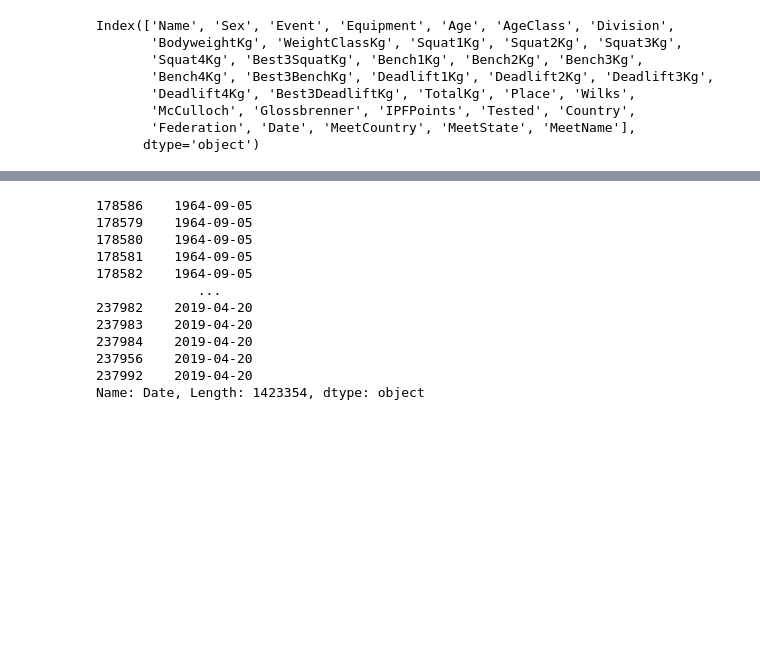
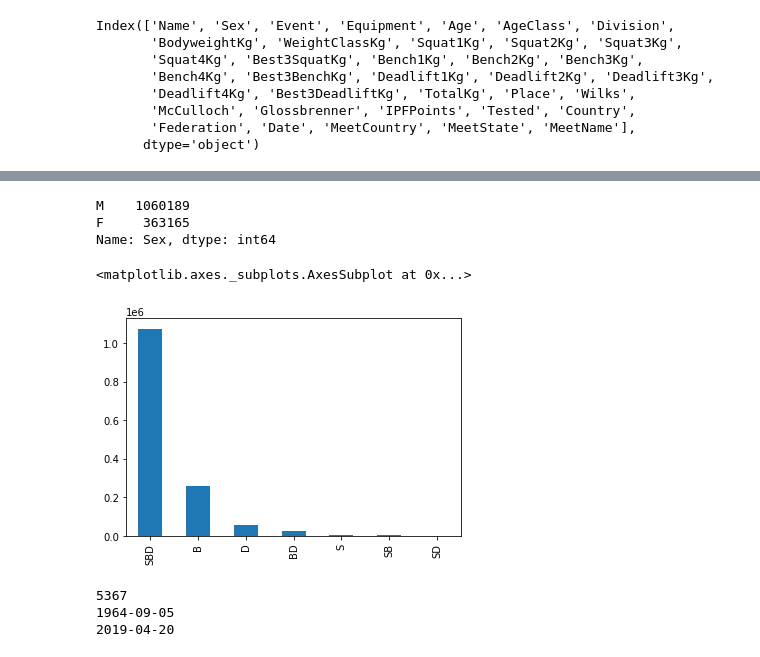
Before and after one commit to tiitvaino/Analysis_of_powerlifting_meet_results, a Jupyter notebook: Data explore.ipynb, the cells around one changed output, grey strips where cells are left out. Cells and saved outputs as stored; diff of their text form; code cells hidden in the pictures; blank space fills up the shorter version.

```diff
--- a/Data explore.ipynb
+++ b/Data explore.ipynb
@@ -39,16 +39,23 @@ print(len(df))# inimeste nimesid saab kasutada palju käinud on (nimed korduvad
 1423354
-# %%
-df.Date.sort_values()
-# %% [output]
-178586    1964-09-05
-178579    1964-09-05
-178580    1964-09-05
-178581    1964-09-05
-178582    1964-09-05
-             ...
-237982    2019-04-20
-237983    2019-04-20
-237984    2019-04-20
-237956    2019-04-20
-237992    2019-04-20
-Name: Date, Length: 1423354, dtype: object
+# %%
+#Sex
+print((df.Sex.value_counts()))
+# %% [output]
+M    1060189
+F     363165
+Name: Sex, dtype: int64
+# %%
+#Event
+df.Event.value_counts().plot(kind="bar")
+# %% [output]
+<matplotlib.axes._subplots.AxesSubplot at 0x...>
+[figure, added]
+# %%
+#Date
+print(len(df.Date.unique()))
+print(df.Date.sort_values().min())
+print(df.Date.sort_values().max())
+# %% [output]
+5367
+1964-09-05
+2019-04-20
```
Also changed, not shown: parts of 14 cells of this notebook.
